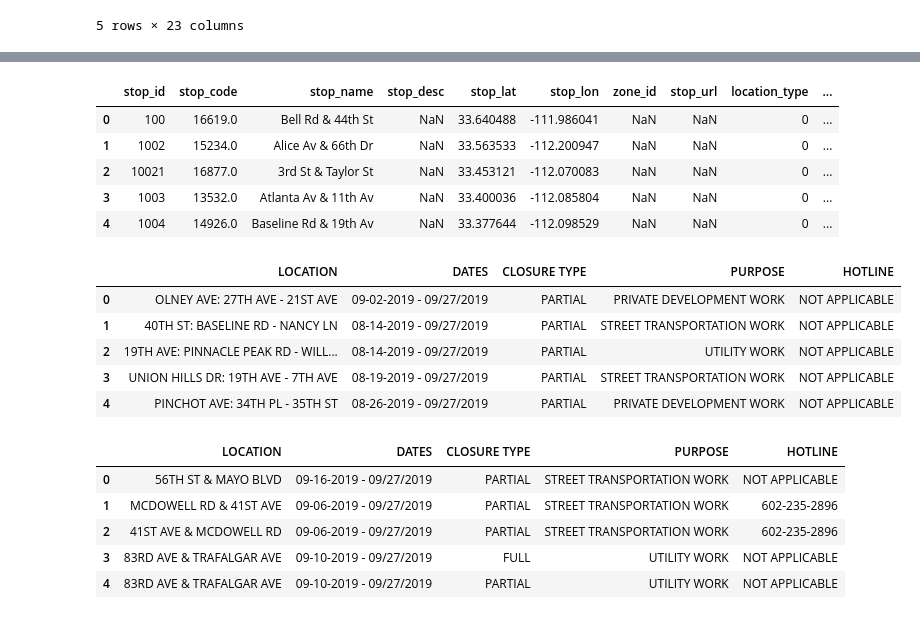
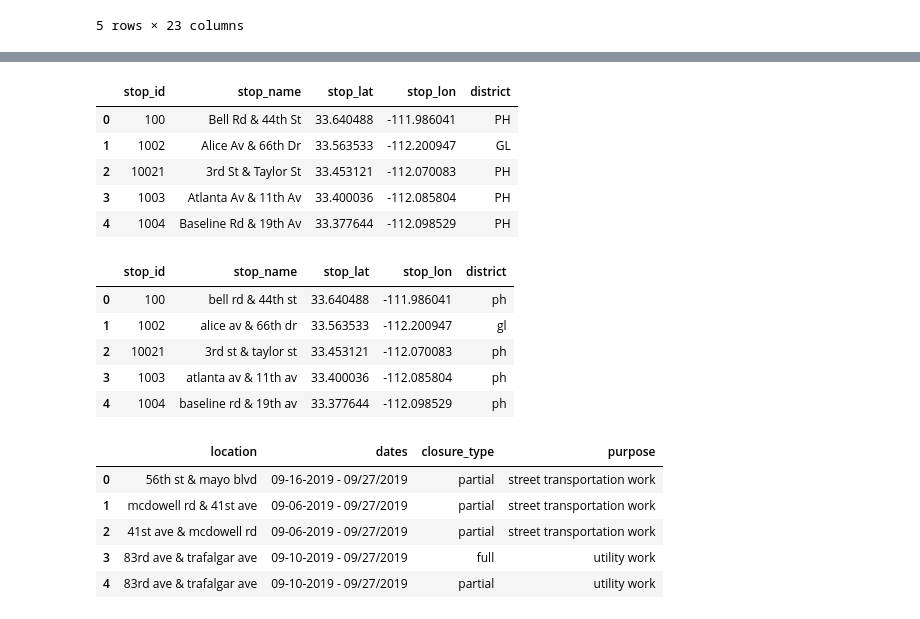
Before and after one commit to Sephka/Project1, a Jupyter notebook: Project_Folder/Project_1_v1.ipynb, the cells around one changed output, grey strips where cells are left out. Saved outputs shown, nothing was run; the diff lists cells and outputs as text; code cells hidden in the pictures.

Commit message:
cleaned up data

```diff
--- a/Project_Folder/Project_1_v1.ipynb
+++ b/Project_Folder/Project_1_v1.ipynb
@@ -62,33 +158,46 @@ bike_data.head()
 # %%
 csv_bus_stops = "https://raw.githubusercontent.com/Sephka/Project1/master/Project_Folder/phx_city_data/bus_stops"
 bus_stops_df = pd.read_csv(csv_bus_stops, encoding="utf-8")
-bus_stops_df.head()
+reduced_df = bus_stops_df[["stop_id", "stop_name", "stop_lat", "stop_lon","district"]]
+reduced_df.head()
 # %% [output]
-|  | stop_id | stop_code | stop_name | stop_desc | stop_lat | stop_lon | zone_id | stop_url | location_type | ... |
-| 0 | 100 | 16619.0 | Bell Rd & 44th St | NaN | 33.640488 | -111.986041 | NaN | NaN | 0 | ... |
-| 1 | 1002 | 15234.0 | Alice Av & 66th Dr | NaN | 33.563533 | -112.200947 | NaN | NaN | 0 | ... |
-| 2 | 10021 | 16877.0 | 3rd St & Taylor St | NaN | 33.453121 | -112.070083 | NaN | NaN | 0 | ... |
-| 3 | 1003 | 13532.0 | Atlanta Av & 11th Av | NaN | 33.400036 | -112.085804 | NaN | NaN | 0 | ... |
-| 4 | 1004 | 14926.0 | Baseline Rd & 19th Av | NaN | 33.377644 | -112.098529 | NaN | NaN | 0 | ... |
+|  | stop_id | stop_name | stop_lat | stop_lon | district |
+| 0 | 100 | Bell Rd & 44th St | 33.640488 | -111.986041 | PH |
+| 1 | 1002 | Alice Av & 66th Dr | 33.563533 | -112.200947 | GL |
+| 2 | 10021 | 3rd St & Taylor St | 33.453121 | -112.070083 | PH |
+| 3 | 1003 | Atlanta Av & 11th Av | 33.400036 | -112.085804 | PH |
+| 4 | 1004 | Baseline Rd & 19th Av | 33.377644 | -112.098529 | PH |
 # %%
-csv_street_closures = "https://raw.githubusercontent.com/Sephka/Project1/master/Project_Folder/phx_city_data/traffic-restrictions_planned-street-restrictions-and-closures_trstreets_20190928.csv"
+# Street closure data
+csv_street_closures = "https://raw.githubusercontent.com/Sephka/Project1/Kristen/Project1Data/traffic-restrictions_planned-street-restrictions-and-closures_trstreets_20190928.csv"
 street_closures_df = pd.read_csv(csv_street_closures, encoding="utf-8")
 street_closures_df.head()
+street_closures_df = street_closures_df[["LOCATION", "DATES", "CLOSURE TYPE", "PURPOSE",]]
+street_closures_df = reduced_df.applymap(lambda s:s.lower() if type(s) == str else s)
+street_closures_df.columns = map(str.lower, reduced_df.columns)
+street_closures_df.columns = reduced_df.columns.str.replace(" ","_")
+street_closures_df.head()
 # %% [output]
-|  | LOCATION | DATES | CLOSURE TYPE | PURPOSE | HOTLINE |
-| 0 | OLNEY AVE: 27TH AVE - 21ST AVE | 09-02-2019 - 09/27/2019 | PARTIAL | PRIVATE DEVELOPMENT WORK | NOT APPLICABLE |
-| 1 | 40TH ST: BASELINE RD - NANCY LN | 08-14-2019 - 09/27/2019 | PARTIAL | STREET TRANSPORTATION WORK | NOT APPLICABLE |
-| 2 | 19TH AVE: PINNACLE PEAK RD - WILL... | 08-14-2019 - 09/27/2019 | PARTIAL | UTILITY WORK | NOT APPLICABLE |
-| 3 | UNION HILLS DR: 19TH AVE - 7TH AVE | 08-19-2019 - 09/27/2019 | PARTIAL | STREET TRANSPORTATION WORK | NOT APPLICABLE |
-| 4 | PINCHOT AVE: 34TH PL - 35TH ST | 08-26-2019 - 09/27/2019 | PARTIAL | PRIVATE DEVELOPMENT WORK | NOT APPLICABLE |
+|  | stop_id | stop_name | stop_lat | stop_lon | district |
+| 0 | 100 | bell rd & 44th st | 33.640488 | -111.986041 | ph |
+| 1 | 1002 | alice av & 66th dr | 33.563533 | -112.200947 | gl |
+| 2 | 10021 | 3rd st & taylor st | 33.453121 | -112.070083 | ph |
+| 3 | 1003 | atlanta av & 11th av | 33.400036 | -112.085804 | ph |
+| 4 | 1004 | baseline rd & 19th av | 33.377644 | -112.098529 | ph |
 # %%
-csv_intersection_closures = "https://raw.githubusercontent.com/Sephka/Project1/master/Project_Folder/phx_city_data/traffic-restrictions_planned-intersection-restrictions-and-closures_trint_20190928.csv"
+# Intersection closure data
+csv_intersection_closures = "https://raw.githubusercontent.com/Sephka/Project1/Kristen/Project1Data/traffic-restrictions_planned-intersection-restrictions-and-closures_trint_20190928.csv"
 intersection_closures_df = pd.read_csv(csv_intersection_closures, encoding="utf-8")
 intersection_closures_df.head()
+intersection_closures_df = intersection_closures_df[["LOCATION", "DATES", "CLOSURE TYPE", "PURPOSE",]]
+intersection_closures_df = intersection_closures_df.applymap(lambda s:s.lower() if type(s) == str else s)
+intersection_closures_df.columns = map(str.lower,intersection_closures_df.columns)
+intersection_closures_df.columns = intersection_closures_df.columns.str.replace(" ","_")
+intersection_closures_df.head()
 # %% [output]
-|  | LOCATION | DATES | CLOSURE TYPE | PURPOSE | HOTLINE |
-| 0 | 56TH ST & MAYO BLVD | 09-16-2019 - 09/27/2019 | PARTIAL | STREET TRANSPORTATION WORK | NOT APPLICABLE |
-| 1 | MCDOWELL RD & 41ST AVE | 09-06-2019 - 09/27/2019 | PARTIAL | STREET TRANSPORTATION WORK | 602-235-2896 |
-| 2 | 41ST AVE & MCDOWELL RD | 09-06-2019 - 09/27/2019 | PARTIAL | STREET TRANSPORTATION WORK | 602-235-2896 |
-| 3 | 83RD AVE & TRAFALGAR AVE | 09-10-2019 - 09/27/2019 | FULL | UTILITY WORK | NOT APPLICABLE |
-| 4 | 83RD AVE & TRAFALGAR AVE | 09-10-2019 - 09/27/2019 | PARTIAL | UTILITY WORK | NOT APPLICABLE |
+|  | location | dates | closure_type | purpose |
+| 0 | 56th st & mayo blvd | 09-16-2019 - 09/27/2019 | partial | street transportation work |
+| 1 | mcdowell rd & 41st ave | 09-06-2019 - 09/27/2019 | partial | street transportation work |
+| 2 | 41st ave & mcdowell rd | 09-06-2019 - 09/27/2019 | partial | street transportation work |
+| 3 | 83rd ave & trafalgar ave | 09-10-2019 - 09/27/2019 | full | utility work |
+| 4 | 83rd ave & trafalgar ave | 09-10-2019 - 09/27/2019 | partial | utility work |
```
Also changed, not shown: parts of 11 cells of this notebook, 2 other files.
